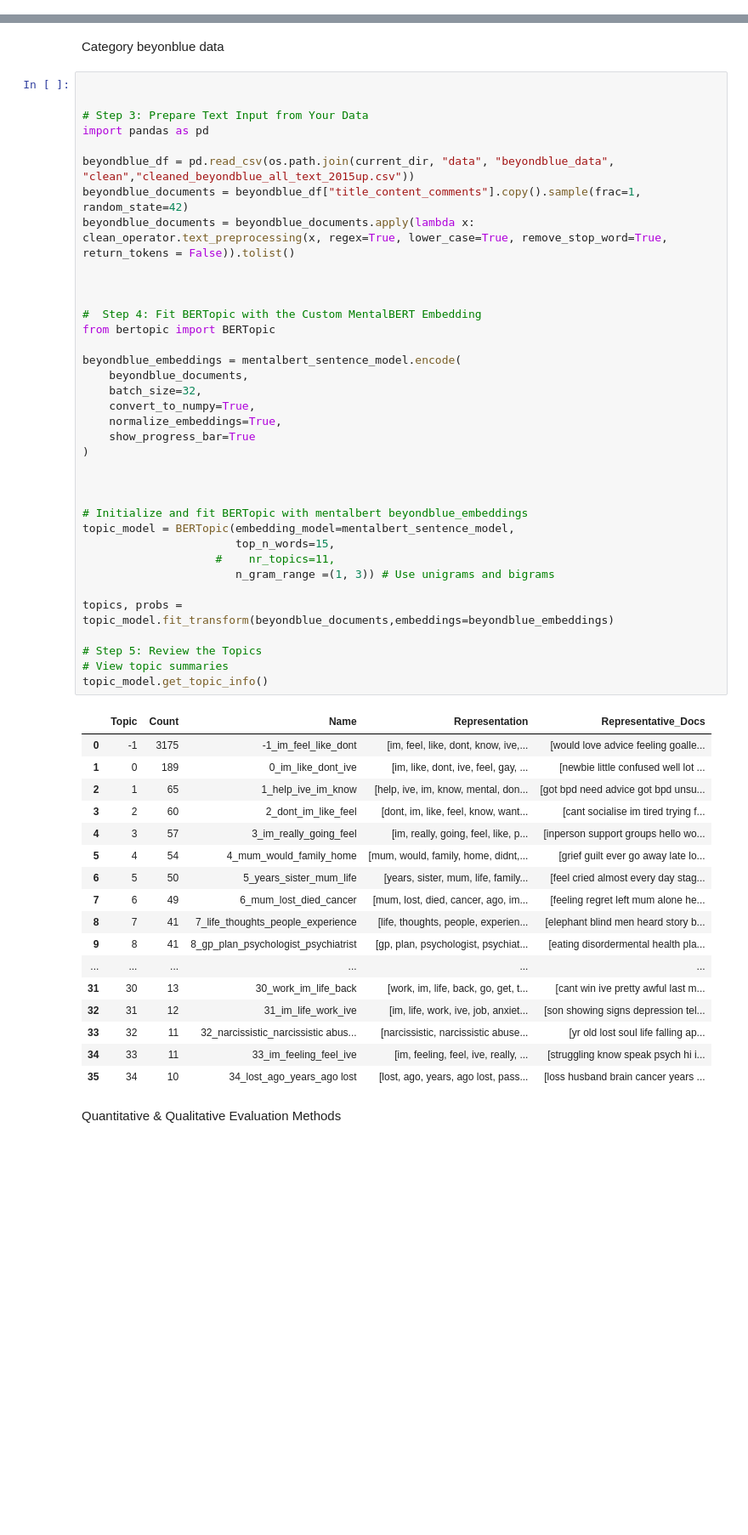
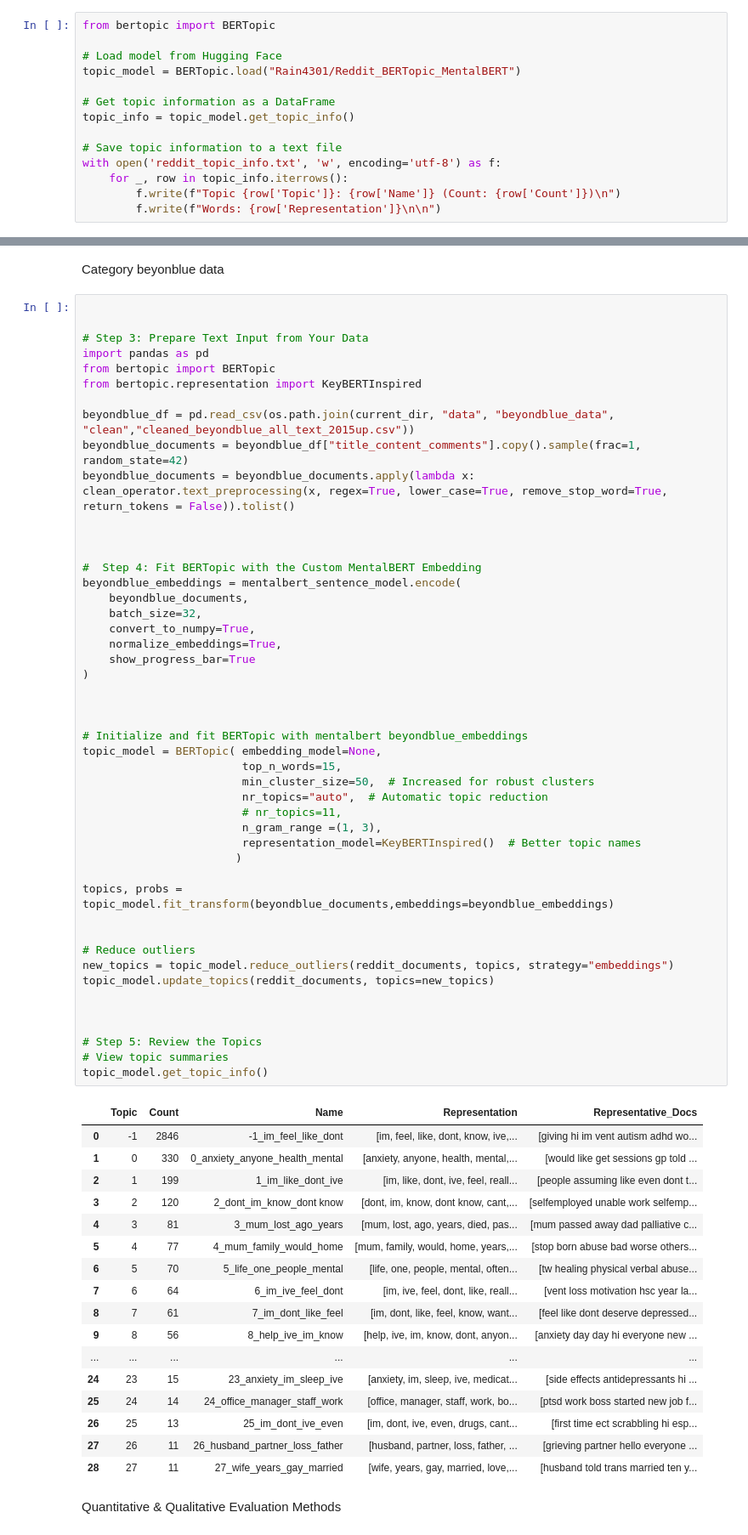
Before and after one commit to Rainman4301/LLM_NetworkMoel_MentalHealth, a Jupyter notebook: mental_health_analysis.ipynb, the cells around one changed output, grey strips where cells are left out. Shown at 85% size. Saved outputs shown, nothing was run; the diff lists cells and outputs as text; blank space fills up the shorter version.

Commit message:
090725 refine preprocessing for bert-topic

```diff
--- a/mental_health_analysis.ipynb
+++ b/mental_health_analysis.ipynb
@@ -1485,0 +1550,14 @@ CommitInfo(commit_url='https://huggingface.co/Rain4301/Reddit_BERTopic_MentalBER
+# %%
+from bertopic import BERTopic
+
+# Load model from Hugging Face
+topic_model = BERTopic.load("Rain4301/Reddit_BERTopic_MentalBERT")
+
+# Get topic information as a DataFrame
+topic_info = topic_model.get_topic_info()
+
+# Save topic information to a text file
+with open('reddit_topic_info.txt', 'w', encoding='utf-8') as f:
+    for _, row in topic_info.iterrows():
+        f.write(f"Topic {row['Topic']}: {row['Name']} (Count: {row['Count']})\n")
+        f.write(f"Words: {row['Representation']}\n\n")
@@ -1490,55 +1571,66 @@ Category beyonblue data
 
 # Step 3: Prepare Text Input from Your Data
 import pandas as pd
+from bertopic import BERTopic
+from bertopic.representation import KeyBERTInspired
 
 beyondblue_df = pd.read_csv(os.path.join(current_dir, "data", "beyondblue_data", "clean","cleaned_beyondblue_all_text_2015up.csv"))
 beyondblue_documents = beyondblue_df["title_content_comments"].copy().sample(frac=1, random_state=42)
 beyondblue_documents = beyondblue_documents.apply(lambda x: clean_operator.text_preprocessing(x, regex=True, lower_case=True, remove_stop_word=True, return_tokens = False)).tolist()
 
 
 
 #  Step 4: Fit BERTopic with the Custom MentalBERT Embedding
-from bertopic import BERTopic
-
 beyondblue_embeddings = mentalbert_sentence_model.encode(
     beyondblue_documents,
     batch_size=32,
     convert_to_numpy=True,
     normalize_embeddings=True,
     show_progress_bar=True
 )
 
 
 
 # Initialize and fit BERTopic with mentalbert beyondblue_embeddings
-topic_model = BERTopic(embedding_model=mentalbert_sentence_model,
-                       top_n_words=15,
-                    #    nr_topics=11,
-                       n_gram_range =(1, 3)) # Use unigrams and bigrams
+topic_model = BERTopic( embedding_model=None,
+                        top_n_words=15,
+                        min_cluster_size=50,  # Increased for robust clusters
+                        nr_topics="auto",  # Automatic topic reduction
+                        # nr_topics=11,
+                        n_gram_range =(1, 3),
+                        representation_model=KeyBERTInspired()  # Better topic names
+                       )
 
 topics, probs = topic_model.fit_transform(beyondblue_documents,embeddings=beyondblue_embeddings)
+
+
+# Reduce outliers
+new_topics = topic_model.reduce_outliers(reddit_documents, topics, strategy="embeddings")
+topic_model.update_topics(reddit_documents, topics=new_topics)
+
+
 
 # Step 5: Review the Topics
 # View topic summaries
 topic_model.get_topic_info()
 # %% [output]
 |  | Topic | Count | Name | Representation | Representative_Docs |
-| 0 | -1 | 3175 | -1_im_feel_like_dont | [im, feel, like, dont, know, ive,... | [would love advice feeling goalle... |
-| 1 | 0 | 189 | 0_im_like_dont_ive | [im, like, dont, ive, feel, gay, ... | [newbie little confused well lot ... |
-| 2 | 1 | 65 | 1_help_ive_im_know | [help, ive, im, know, mental, don... | [got bpd need advice got bpd unsu... |
-| 3 | 2 | 60 | 2_dont_im_like_feel | [dont, im, like, feel, know, want... | [cant socialise im tired trying f... |
-| 4 | 3 | 57 | 3_im_really_going_feel | [im, really, going, feel, like, p... | [inperson support groups hello wo... |
-| 5 | 4 | 54 | 4_mum_would_family_home | [mum, would, family, home, didnt,... | [grief guilt ever go away late lo... |
-| 6 | 5 | 50 | 5_years_sister_mum_life | [years, sister, mum, life, family... | [feel cried almost every day stag... |
-| 7 | 6 | 49 | 6_mum_lost_died_cancer | [mum, lost, died, cancer, ago, im... | [feeling regret left mum alone he... |
-| 8 | 7 | 41 | 7_life_thoughts_people_experience | [life, thoughts, people, experien... | [elephant blind men heard story b... |
-| 9 | 8 | 41 | 8_gp_plan_psychologist_psychiatrist | [gp, plan, psychologist, psychiat... | [eating disordermental health pla... |
+| 0 | -1 | 2846 | -1_im_feel_like_dont | [im, feel, like, dont, know, ive,... | [giving hi im vent autism adhd wo... |
+| 1 | 0 | 330 | 0_anxiety_anyone_health_mental | [anxiety, anyone, health, mental,... | [would like get sessions gp told ... |
+| 2 | 1 | 199 | 1_im_like_dont_ive | [im, like, dont, ive, feel, reall... | [people assuming like even dont t... |
+| 3 | 2 | 120 | 2_dont_im_know_dont know | [dont, im, know, dont know, cant,... | [selfemployed unable work selfemp... |
+| 4 | 3 | 81 | 3_mum_lost_ago_years | [mum, lost, ago, years, died, pas... | [mum passed away dad palliative c... |
+| 5 | 4 | 77 | 4_mum_family_would_home | [mum, family, would, home, years,... | [stop born abuse bad worse others... |
+| 6 | 5 | 70 | 5_life_one_people_mental | [life, one, people, mental, often... | [tw healing physical verbal abuse... |
+| 7 | 6 | 64 | 6_im_ive_feel_dont | [im, ive, feel, dont, like, reall... | [vent loss motivation hsc year la... |
+| 8 | 7 | 61 | 7_im_dont_like_feel | [im, dont, like, feel, know, want... | [feel like dont deserve depressed... |
+| 9 | 8 | 56 | 8_help_ive_im_know | [help, ive, im, know, dont, anyon... | [anxiety day day hi everyone new ... |
 | ... | ... | ... | ... | ... | ... |
-| 31 | 30 | 13 | 30_work_im_life_back | [work, im, life, back, go, get, t... | [cant win ive pretty awful last m... |
-| 32 | 31 | 12 | 31_im_life_work_ive | [im, life, work, ive, job, anxiet... | [son showing signs depression tel... |
-| 33 | 32 | 11 | 32_narcissistic_narcissistic abus... | [narcissistic, narcissistic abuse... | [yr old lost soul life falling ap... |
-| 34 | 33 | 11 | 33_im_feeling_feel_ive | [im, feeling, feel, ive, really, ... | [struggling know speak psych hi i... |
-| 35 | 34 | 10 | 34_lost_ago_years_ago lost | [lost, ago, years, ago lost, pass... | [loss husband brain cancer years ... |
+| 24 | 23 | 15 | 23_anxiety_im_sleep_ive | [anxiety, im, sleep, ive, medicat... | [side effects antidepressants hi ... |
+| 25 | 24 | 14 | 24_office_manager_staff_work | [office, manager, staff, work, bo... | [ptsd work boss started new job f... |
+| 26 | 25 | 13 | 25_im_dont_ive_even | [im, dont, ive, even, drugs, cant... | [first time ect scrabbling hi esp... |
+| 27 | 26 | 11 | 26_husband_partner_loss_father | [husband, partner, loss, father, ... | [grieving partner hello everyone ... |
+| 28 | 27 | 11 | 27_wife_years_gay_married | [wife, years, gay, married, love,... | [husband told trans married ten y... |
 # %% [markdown]
 Quantitative & Qualitative Evaluation Methods
 # %%
```
Also changed, not shown: parts of 18 cells of this notebook, 3 other files.
